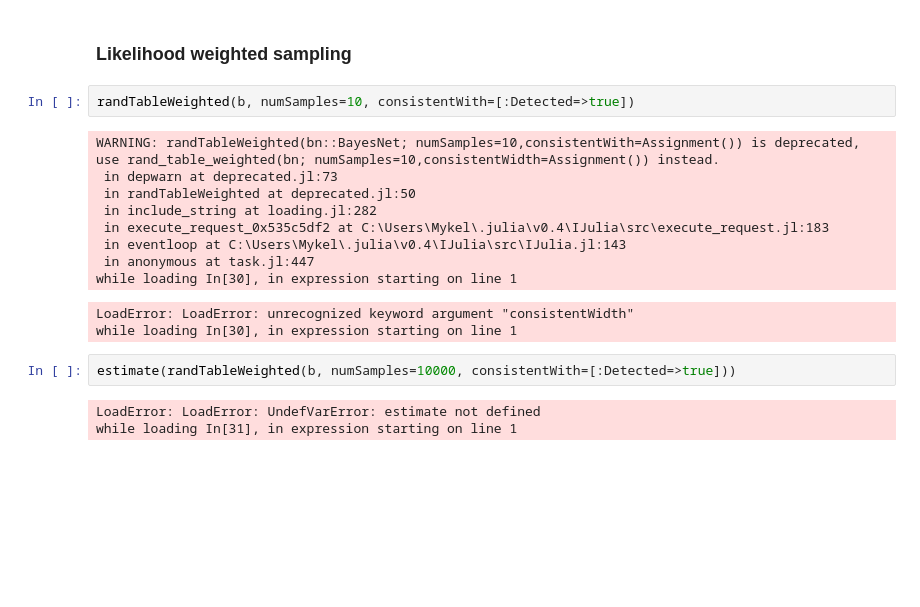
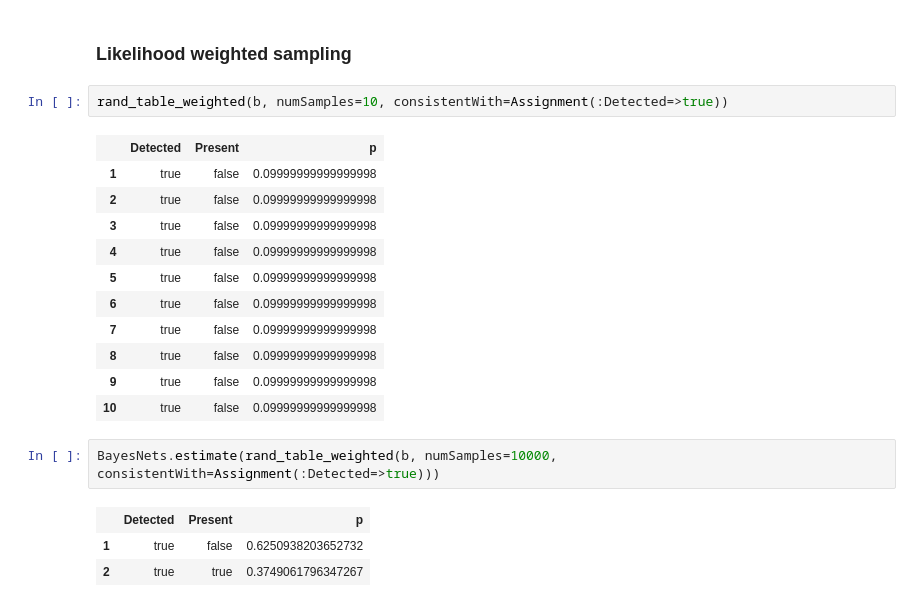
Before and after one commit to sisl/aa228-notebook, a Jupyter notebook: 03-Inference.ipynb, the cells around one changed output. Drawn from its saved outputs; the diff is of its cells as text; blank space fills up the shorter version.

```diff
--- a/03-Inference.ipynb
+++ b/03-Inference.ipynb
@@ -301,20 +314,22 @@ while loading In[29], in expression starting on line 1
 # %% [markdown]
 ### Likelihood weighted sampling
 # %%
-randTableWeighted(b, numSamples=10, consistentWith=[:Detected=>true])
+rand_table_weighted(b, numSamples=10, consistentWith=Assignment(:Detected=>true))
 # %% [output]
-WARNING: randTableWeighted(bn::BayesNet; numSamples=10,consistentWith=Assignment()) is deprecated, use rand_table_weighted(bn; numSamples=10,consistentWidth=Assignment()) instead.
- in depwarn at deprecated.jl:73
- in randTableWeighted at deprecated.jl:50
- in include_string at loading.jl:282
- in execute_request_0x535c5df2 at C:\Users\Mykel\.julia\v0.4\IJulia\src\execute_request.jl:183
- in eventloop at C:\Users\Mykel\.julia\v0.4\IJulia\src\IJulia.jl:143
- in anonymous at task.jl:447
-while loading In[30], in expression starting on line 1
-LoadError: LoadError: unrecognized keyword argument "consistentWidth"
-while loading In[30], in expression starting on line 1
+|  | Detected | Present | p |
+| 1 | true | false | 0.09999999999999998 |
+| 2 | true | false | 0.09999999999999998 |
+| 3 | true | false | 0.09999999999999998 |
+| 4 | true | false | 0.09999999999999998 |
+| 5 | true | false | 0.09999999999999998 |
+| 6 | true | false | 0.09999999999999998 |
+| 7 | true | false | 0.09999999999999998 |
+| 8 | true | false | 0.09999999999999998 |
+| 9 | true | false | 0.09999999999999998 |
+| 10 | true | false | 0.09999999999999998 |
 # %%
-estimate(randTableWeighted(b, numSamples=10000, consistentWith=[:Detected=>true]))
+BayesNets.estimate(rand_table_weighted(b, numSamples=10000, consistentWith=Assignment(:Detected=>true)))
 # %% [output]
-LoadError: LoadError: UndefVarError: estimate not defined
-while loading In[31], in expression starting on line 1
+|  | Detected | Present | p |
+| 1 | true | false | 0.6250938203652732 |
+| 2 | true | true | 0.3749061796347267 |
```
Also changed, not shown: parts of 24 cells of this notebook.
